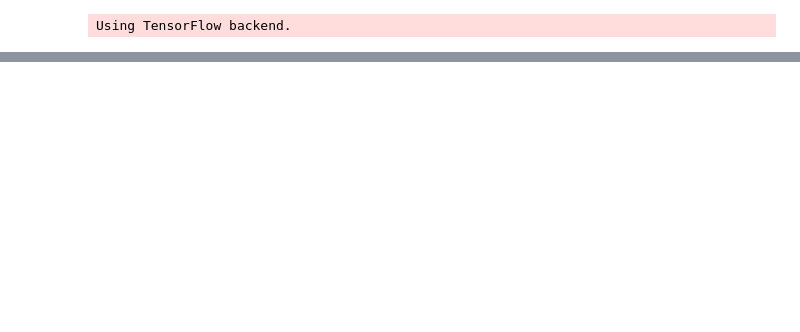
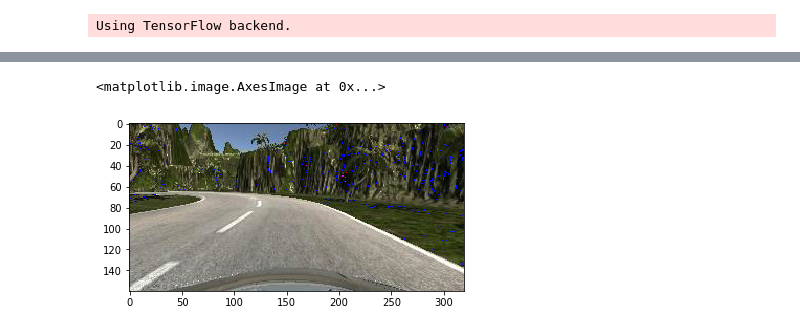
Before and after one commit to ymlai87416/CarND-Behavioral-Cloning-P3, a Jupyter notebook: CarND-Behavioral-Cloning-P3.ipynb, the cells around one changed output, grey strips where cells are left out. Saved outputs shown, nothing was run; the diff lists cells and outputs as text; code cells hidden in the pictures; blank space fills up the shorter version.

```diff
--- a/CarND-Behavioral-Cloning-P3.ipynb
+++ b/CarND-Behavioral-Cloning-P3.ipynb
@@ -134,0 +228,30 @@ plt.show()
+# %%
+from keras.models import Sequential
+from keras.layers import Flatten, Dense, Lambda, Cropping2D, Dropout
+from keras.layers.convolutional import Convolution2D
+from keras.layers.pooling import MaxPooling2D
+
+model2 = Sequential()
+model2.add(Lambda(lambda x: x /255.0 - 0.5, input_shape=(160,320,3)))
+# input 3@160x320
+model2.add(Cropping2D(cropping=((70,25), (0,0))))
+# input 3@65x320
+model2.add(Convolution2D(24, 5, 5, activation="relu", subsample=(2,2), weights=model.layers[2].get_weights()))
+image = X_test[-100]
+image_array = np.asarray(image)
+
+activation = model2.predict(image_array[None, :, :, :], batch_size=1)
+# %%
+def ycbcr2rgb(im):
+    xform = np.array([[1, 0, 1.402], [1, -0.34414, -.71414], [1, 1.772, 0]])
+    rgb = im.astype(np.float)
+    rgb[:,:,[1,2]] -= 128
+    return np.uint8(rgb.dot(xform.T))
+
+import matplotlib.pyplot as plt
+%matplotlib inline
+imageToShow = ycbcr2rgb(image)
+plt.imshow(imageToShow)
+# %% [output]
+<matplotlib.image.AxesImage at 0x...>
+[figure, added]
```
Also changed, not shown: parts of 25 cells of this notebook, 35 other files.
